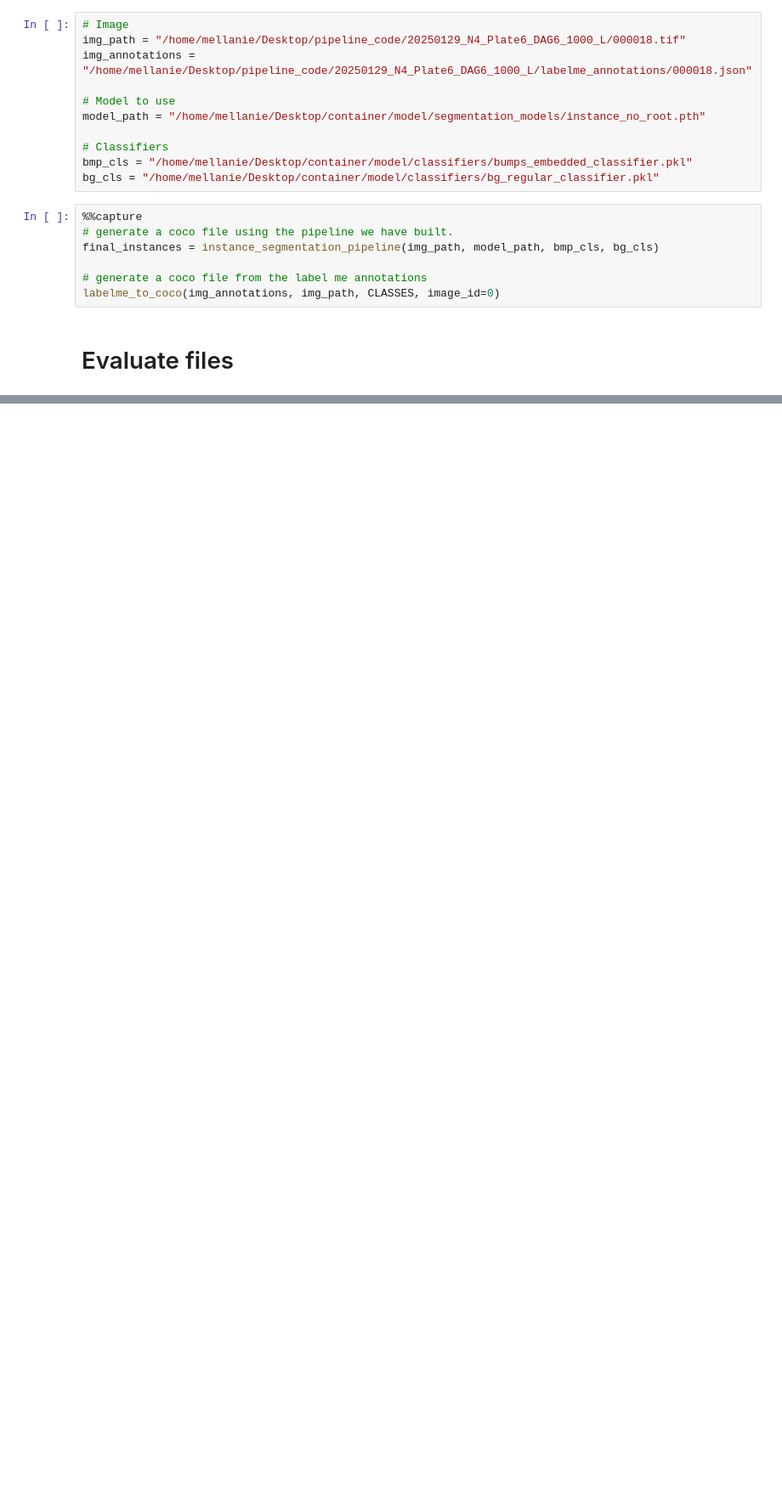
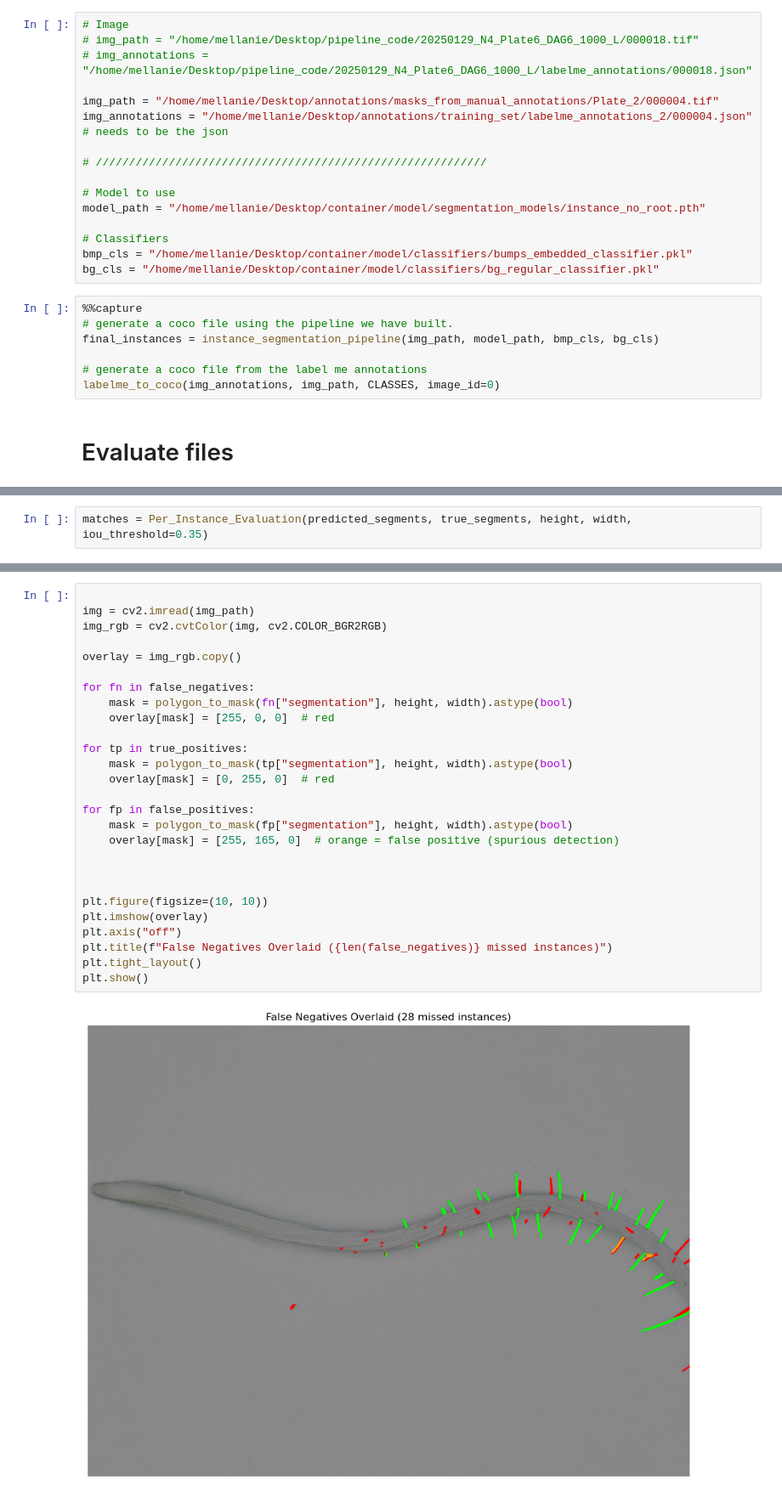
Before and after one commit to Tristant2005/root_segmentation_pipeline, a Jupyter notebook: evaluation.ipynb, the cells around one changed output, grey strips where cells are left out. Shown at 85% size. Drawn from its saved outputs; the diff is of its cells as text; blank space fills up the shorter version.

```diff
--- a/evaluation.ipynb
+++ b/evaluation.ipynb
@@ -43,8 +51,13 @@ def instance_segmentation_pipeline(img_path, model_path, bmp_cls, bg_cls):
     return final_instances
 # %%
 # Image
-img_path = "/home/mellanie/Desktop/pipeline_code/20250129_N4_Plate6_DAG6_1000_L/000018.tif"
-img_annotations = "/home/mellanie/Desktop/pipeline_code/20250129_N4_Plate6_DAG6_1000_L/labelme_annotations/000018.json"
+# img_path = "/home/mellanie/Desktop/pipeline_code/20250129_N4_Plate6_DAG6_1000_L/000018.tif"
+# img_annotations = "/home/mellanie/Desktop/pipeline_code/20250129_N4_Plate6_DAG6_1000_L/labelme_annotations/000018.json"
+
+img_path = "/home/mellanie/Desktop/annotations/masks_from_manual_annotations/Plate_2/000004.tif"
+img_annotations = "/home/mellanie/Desktop/annotations/training_set/labelme_annotations_2/000004.json" # needs to be the json
+
+# ///////////////////////////////////////////////////////////
 
 # Model to use
 model_path = "/home/mellanie/Desktop/container/model/segmentation_models/instance_no_root.pth"
@@ -339,0 +298,2 @@ for m in matches:
+# %%
+matches = Per_Instance_Evaluation(predicted_segments, true_segments, height, width, iou_threshold=0.35)
@@ -339,0 +356,29 @@ for m in matches:
+# %%
+
+img = cv2.imread(img_path)
+img_rgb = cv2.cvtColor(img, cv2.COLOR_BGR2RGB)
+
+overlay = img_rgb.copy()
+
+for fn in false_negatives:
+    mask = polygon_to_mask(fn["segmentation"], height, width).astype(bool)
+    overlay[mask] = [255, 0, 0]  # red
+
+for tp in true_positives:
+    mask = polygon_to_mask(tp["segmentation"], height, width).astype(bool)
+    overlay[mask] = [0, 255, 0]  # red
+
+for fp in false_positives:
+    mask = polygon_to_mask(fp["segmentation"], height, width).astype(bool)
+    overlay[mask] = [255, 165, 0]  # orange = false positive (spurious detection)
+
+
+
+plt.figure(figsize=(10, 10))
+plt.imshow(overlay)
+plt.axis("off")
+plt.title(f"False Negatives Overlaid ({len(false_negatives)} missed instances)")
+plt.tight_layout()
+plt.show()
+# %% [output]
+[figure, added]
```
Also changed, not shown: parts of 13 cells of this notebook, 9 other files.
